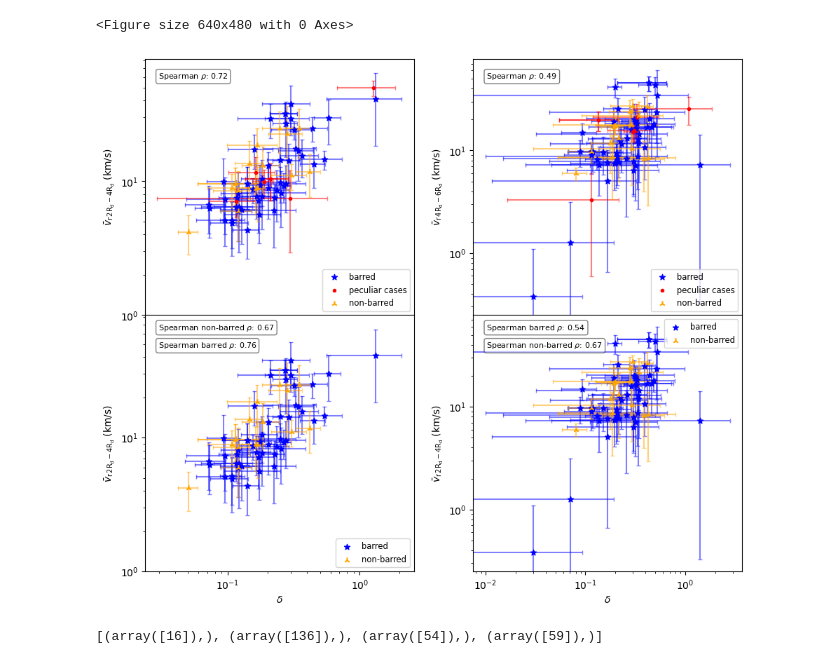
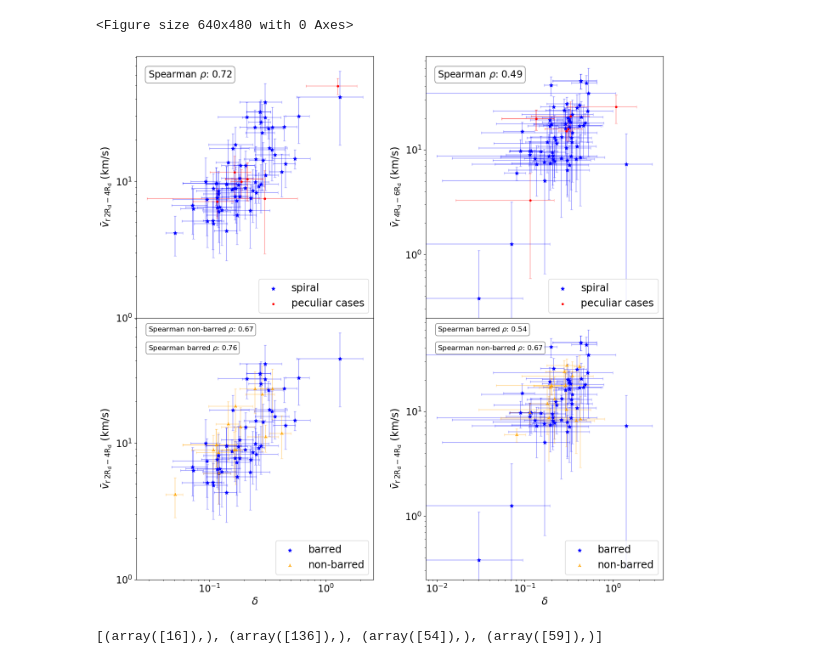
Before and after one commit to Alverd02/Kinematic-Signatures-of-Bars-and-Spirals-in-TNG50-Galaxies, a Jupyter notebook: Multiple galaxies.ipynb, the cells around one changed output. Drawn from its saved outputs; the diff is of its cells as text; code cells hidden in the pictures.

Commit message:
plot fixes

```diff
--- a/Multiple galaxies.ipynb
+++ b/Multiple galaxies.ipynb
@@ -1092,90 +1092,92 @@ spiral_mask = np.isin(data[:, 0], [1.0,2.0,63866.0,143887.0,63874.0,167395.0,208
 bar_spiral = np.isin(data[:, 0], [498522.0,468590.0,324124.0,63865.0,117252.0,117253.0,143883.0,143885.0,143886.0,167394.0,184932.0,242790.0,253862.0,300904.0,307486.0,307487.0,319731.0,342447.0,371127.0,383975.0,386269.0,394621.0,394622.0,396628.0,402555.0,410037.0,414917.0,427211.0,429471.0,436932.0,439099.0,448830.0,458470.0,470345.0,471248.0,473329.0,479290.0,48359.0,485056.0,489206.0,491426.0,494709.0,503437.0,506720.0,510273.0,515695.0,517899.0,5522530.0,523548.0,535410.0])
 fig, axes = plt.subplots(
     2, 2,
-    figsize=(11, 9.5),
+    figsize=(16, 16),
     sharex='col',                  # Fuerza a que las columnas compartan el eje X matemáticamente
     gridspec_kw={'hspace': 0.0, 'wspace': 0.22}  # hspace=0 elimina la separación vertical
 )
 axes_flat = axes.flatten()
 
+for a in axes_flat:
+    a.tick_params(axis='both', labelsize=16)
 
-axes_flat[0].set_xlabel(r"$\delta$")
-axes_flat[0].set_ylabel(r"$\bar{v}_{\rm{r}\,\rm{2}R_{\rm{d}}-\rm{4}R_{\rm{d}}}$ (km/s)")
+
+axes_flat[0].set_xlabel(r"$\delta$",fontsize='xx-large')
+axes_flat[0].set_ylabel(r"$\bar{v}_{\rm{r}\,\rm{2}R_{\rm{d}}-\rm{4}R_{\rm{d}}}$ (km/s)",fontsize='xx-large')
 axes_flat[0].set_xscale("log")
 axes_flat[0].set_yscale("log")
-axes_flat[0].scatter(data[bar_spiral, 8], data[bar_spiral, 10], color="blue", marker="*", zorder=3,label="barred")
+axes_flat[0].scatter(data[spiral_mask+bar_spiral, 8] ,data[spiral_mask+bar_spiral, 10], color="blue", marker="*", zorder=3,label="spiral")
 axes_flat[0].scatter(data[no_spiral_mask, 8], data[no_spiral_mask, 10], color="red", marker=".", zorder=3,label="peculiar cases")
-axes_flat[0].scatter(data[spiral_mask, 8], data[spiral_mask, 10], color="orange", marker="2", zorder=3,label="non-barred")
 spearman, _ = stats.spearmanr(data[spiral_mask+bar_spiral, 8] ,data[spiral_mask+bar_spiral, 10])
 textstr = f'Spearman $\\rho$: {spearman:.2f}'
-axes_flat[0].text(0.05, 0.95, textstr, transform=axes_flat[0].transAxes, fontsize=8,
+axes_flat[0].text(0.05, 0.95, textstr, transform=axes_flat[0].transAxes, fontsize=16,
                   verticalalignment='top', bbox=dict(boxstyle='round', facecolor='white', alpha=0.5))
-axes_flat[0].errorbar(data[bar_spiral, 8], data[bar_spiral, 10],data[bar_spiral, 14], data[bar_spiral, 12],fmt=".",color="blue",alpha = 0.5,capsize=2)
-axes_flat[0].errorbar(data[no_spiral_mask, 8], data[no_spiral_mask, 10],data[no_spiral_mask, 14], data[no_spiral_mask, 12],fmt=",",color="red",alpha = 0.5,capsize=2)
-axes_flat[0].errorbar(data[spiral_mask, 8], data[spiral_mask, 10],data[spiral_mask, 14], data[spiral_mask, 12],fmt="2",color="orange",alpha = 0.5,capsize=2)
-axes_flat[0].legend(fontsize='small',loc='lower right')
+axes_flat[0].errorbar(data[spiral_mask+bar_spiral, 8] ,data[spiral_mask+bar_spiral, 10],data[spiral_mask+bar_spiral, 14] ,data[spiral_mask+bar_spiral, 12],fmt=".",color="blue",alpha = 0.3,capsize=2)
+axes_flat[0].errorbar(data[no_spiral_mask, 8], data[no_spiral_mask, 10],data[no_spiral_mask, 14], data[no_spiral_mask, 12],fmt=",",color="red",alpha = 0.3,capsize=2)
+
+axes_flat[0].legend(fontsize='xx-large',loc='lower right')
 axes_flat[0].set_ylim(bottom=1)
 
 
-axes_flat[1].set_xlabel(r"$\delta$")
-axes_flat[1].set_ylabel(r"$\bar{v}_{\rm{r}\,\rm{4}R_{\rm{d}}-\rm{6}R_{\rm{d}}}$ (km/s)")
+axes_flat[1].set_xlabel(r"$\delta$",fontsize='xx-large')
+axes_flat[1].set_ylabel(r"$\bar{v}_{\rm{r}\,\rm{4}R_{\rm{d}}-\rm{6}R_{\rm{d}}}$ (km/s)",fontsize='xx-large')
 axes_flat[1].set_xscale("log")
 axes_flat[1].set_yscale("log")
-axes_flat[1].scatter(data[bar_spiral, 9], data[bar_spiral, 11], color="blue", marker="*", zorder=3,label="barred")
+axes_flat[1].scatter(data[spiral_mask+bar_spiral, 9] ,data[spiral_mask+bar_spiral, 11], color="blue", marker="*", zorder=3,label="spiral")
 axes_flat[1].scatter(data[no_spiral_mask, 9], data[no_spiral_mask, 11], color="red", marker=".", zorder=3,label="peculiar cases")
-axes_flat[1].scatter(data[spiral_mask, 9], data[spiral_mask, 11], color="orange", marker="2", zorder=3,label="non-barred")
+
 spearman, _ = stats.spearmanr(data[spiral_mask + bar_spiral, 9],data[spiral_mask+bar_spiral, 11])
 textstr = f'Spearman $\\rho$: {spearman:.2f}'
-axes_flat[1].text(0.05, 0.95, textstr, transform=axes_flat[1].transAxes, fontsize=8,
+axes_flat[1].text(0.05, 0.95, textstr, transform=axes_flat[1].transAxes, fontsize=16,
                   verticalalignment='top', bbox=dict(boxstyle='round', facecolor='white', alpha=0.5))
-axes_flat[1].errorbar(data[bar_spiral, 9], data[bar_spiral, 11],data[bar_spiral, 15], data[bar_spiral, 13],fmt=".",color="blue",alpha = 0.5,capsize=2)
-axes_flat[1].errorbar(data[no_spiral_mask, 9], data[no_spiral_mask, 11],data[no_spiral_mask, 15], data[no_spiral_mask, 13],fmt=",",color="red",alpha = 0.5,capsize=2)
-axes_flat[1].errorbar(data[spiral_mask, 9], data[spiral_mask, 11],data[spiral_mask, 15], data[spiral_mask, 13],fmt="2",color="orange",alpha = 0.5,capsize=2)
-axes_flat[1].legend(fontsize='small',loc='lower right')
+axes_flat[1].errorbar(data[spiral_mask+bar_spiral, 9] ,data[spiral_mask+bar_spiral, 11],data[spiral_mask+bar_spiral, 15] ,data[spiral_mask+bar_spiral, 13],fmt=".",color="blue",alpha = 0.3,capsize=2)
+axes_flat[1].errorbar(data[no_spiral_mask, 9], data[no_spiral_mask, 11],data[no_spiral_mask, 15], data[no_spiral_mask, 13],fmt=",",color="red",alpha = 0.3,capsize=2)
 
-axes_flat[2].set_xlabel(r"$\delta$")
-axes_flat[2].set_ylabel(r"$\bar{v}_{\rm{r}\,\rm{2}R_{\rm{d}}-\rm{4}R_{\rm{d}}}$ (km/s)")
+axes_flat[1].legend(fontsize='xx-large',loc='lower right')
+
+axes_flat[2].set_xlabel(r"$\delta$",fontsize='xx-large')
+axes_flat[2].set_ylabel(r"$\bar{v}_{\rm{r}\,\rm{2}R_{\rm{d}}-\rm{4}R_{\rm{d}}}$ (km/s)",fontsize='xx-large')
 axes_flat[2].set_xscale("log")
 axes_flat[2].set_yscale("log")
 axes_flat[2].scatter(data[bar_spiral, 8], data[bar_spiral, 10], color="blue", marker="*", zorder=3,label="barred")
 axes_flat[2].scatter(data[spiral_mask, 8], data[spiral_mask, 10], color="orange", marker="2", zorder=3,label="non-barred")
 spearman_bar, _ = stats.spearmanr(data[bar_spiral, 8] ,data[bar_spiral, 10])
 textstr_bar = f'Spearman barred $\\rho$: {spearman_bar:.2f}'
-axes_flat[2].text(0.05, 0.9, textstr_bar, transform=axes_flat[2].transAxes, fontsize=8,
+axes_flat[2].text(0.05, 0.9, textstr_bar, transform=axes_flat[2].transAxes, fontsize=12,
                   verticalalignment='top', bbox=dict(boxstyle='round', facecolor='white', alpha=0.5))
 spearman_non, _ = stats.spearmanr(data[spiral_mask, 8] ,data[spiral_mask, 10])
 textstr_non = f'Spearman non-barred $\\rho$: {spearman_non:.2f}'
-axes_flat[2].text(0.05, 0.97, textstr_non, transform=axes_flat[2].transAxes, fontsize=8,
+axes_flat[2].text(0.05, 0.97, textstr_non, transform=axes_flat[2].transAxes, fontsize=12,
                   verticalalignment='top', bbox=dict(boxstyle='round', facecolor='white', alpha=0.5))
-axes_flat[2].errorbar(data[bar_spiral, 8], data[bar_spiral, 10],data[bar_spiral, 14], data[bar_spiral, 12],fmt=".",color="blue",alpha = 0.5,capsize=2)
-axes_flat[2].errorbar(data[spiral_mask, 8], data[spiral_mask, 10],data[spiral_mask, 14], data[spiral_mask, 12],fmt="2",color="orange",alpha = 0.5,capsize=2)
-axes_flat[2].legend(fontsize='small',loc='lower right')
+axes_flat[2].errorbar(data[bar_spiral, 8], data[bar_spiral, 10],data[bar_spiral, 14], data[bar_spiral, 12],fmt=".",color="blue",alpha = 0.3,capsize=2)
+axes_flat[2].errorbar(data[spiral_mask, 8], data[spiral_mask, 10],data[spiral_mask, 14], data[spiral_mask, 12],fmt="2",color="orange",alpha = 0.3,capsize=2)
+axes_flat[2].legend(fontsize='xx-large',loc='lower right')
 axes_flat[2].set_ylim(bottom=1)
 
 
-axes_flat[3].set_xlabel(r"$\delta$")
-axes_flat[3].set_ylabel(r"$\bar{v}_{\rm{r}\,\rm{2}R_{\rm{d}}-\rm{4}R_{\rm{d}}}$ (km/s)")
+axes_flat[3].set_xlabel(r"$\delta$",fontsize='xx-large')
+axes_flat[3].set_ylabel(r"$\bar{v}_{\rm{r}\,\rm{2}R_{\rm{d}}-\rm{4}R_{\rm{d}}}$ (km/s)",fontsize='xx-large')
 axes_flat[3].set_xscale("log")
 axes_flat[3].set_yscale("log")
 axes_flat[3].scatter(data[bar_spiral, 9], data[bar_spiral, 11], color="blue", marker="*", zorder=3,label="barred")
 axes_flat[3].scatter(data[spiral_mask, 9], data[spiral_mask, 11], color="orange", marker="2", zorder=3,label="non-barred")
 spearman_bar, _ = stats.spearmanr(data[bar_spiral, 9] ,data[bar_spiral, 11])
 textstr_bar = f'Spearman barred $\\rho$: {spearman_bar:.2f}'
-axes_flat[3].text(0.05, 0.97, textstr_bar, transform=axes_flat[3].transAxes, fontsize=8,
+axes_flat[3].text(0.05, 0.97, textstr_bar, transform=axes_flat[3].transAxes, fontsize=12,
                   verticalalignment='top', bbox=dict(boxstyle='round', facecolor='white', alpha=0.5))
 spearman_non, _ = stats.spearmanr(data[spiral_mask, 8] ,data[spiral_mask, 10])
 textstr_non = f'Spearman non-barred $\\rho$: {spearman_non:.2f}'
-axes_flat[3].text(0.05, 0.9, textstr_non, transform=axes_flat[3].transAxes, fontsize=8,
+axes_flat[3].text(0.05, 0.9, textstr_non, transform=axes_flat[3].transAxes, fontsize=12,
                   verticalalignment='top', bbox=dict(boxstyle='round', facecolor='white', alpha=0.5))
-axes_flat[3].errorbar(data[bar_spiral, 9], data[bar_spiral, 11],data[bar_spiral, 15], data[bar_spiral, 13],fmt=".",color="blue",alpha = 0.5,capsize=2)
-axes_flat[3].errorbar(data[spiral_mask, 9], data[spiral_mask, 11],data[spiral_mask, 15], data[spiral_mask, 13],fmt="2",color="orange",alpha = 0.5,capsize=2)
-axes_flat[3].legend(fontsize='small',loc='upper right')
+axes_flat[3].errorbar(data[bar_spiral, 9], data[bar_spiral, 11],data[bar_spiral, 15], data[bar_spiral, 13],fmt=".",color="blue",alpha = 0.3,capsize=2)
+axes_flat[3].errorbar(data[spiral_mask, 9], data[spiral_mask, 11],data[spiral_mask, 15], data[spiral_mask, 13],fmt="2",color="orange",alpha = 0.3,capsize=2)
+axes_flat[3].legend(fontsize='xx-large',loc='lower right')
 
 
-plt.savefig("results")
+plt.savefig("results", dpi=300, bbox_inches='tight')
 plt.show()
 # %% [output]
-[figure, old version]
+[figure, new version]
 # %%
 barred_examples = [117253.0,485056.0,371127.0,383975.0]
 bar_index = get_index(mass_cuts_id, barred_examples)
```
Also changed, not shown: parts of 3 cells of this notebook, 2 other files.
